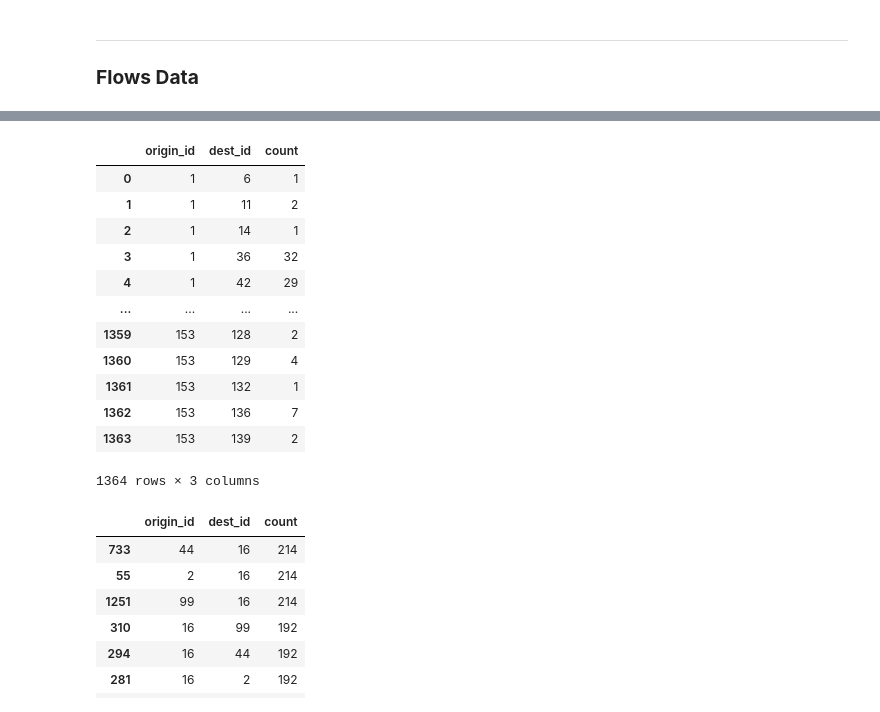
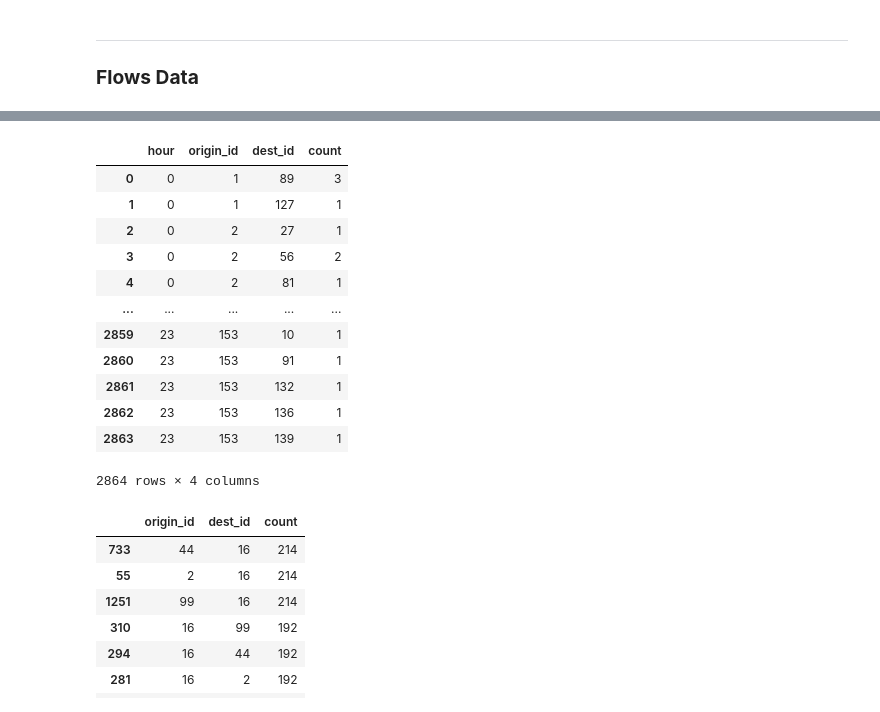
Before and after one commit to morgan1461/transportation-planning, a Jupyter notebook: on_demand_pairs.ipynb, the cells around one changed output, grey strips where cells are left out. Saved outputs shown, nothing was run; the diff lists cells and outputs as text; code cells hidden in the pictures.

Commit message:
Clean dataset for OD pairs to include hour for the flowmap viz. Create plan for route_id

```diff
--- a/on_demand_pairs.ipynb
+++ b/on_demand_pairs.ipynb
@@ -72,6 +72,19 @@ None
 # %%
 # parse down to necessary cols
 df = df[['Day', 'Day of Week', 'Start Time', 'Pickup Stop', 'Pickup Location', 'Dropoff Stop', 'Dropoff Location', 'State']]
+df['trip_datetime'] = pd.to_datetime(
+    df['Start Time'],
+    format='%Y-%m-%d %I:%M:%S %p',
+    errors='raise',
+)
+df['service_date'] = df['trip_datetime'].dt.date
+df['hour'] = df['trip_datetime'].dt.hour
+df['time_period'] = pd.cut(
+    df['hour'],
+    bins=[0, 6, 10, 15, 19, 24],
+    labels=['Overnight', 'AM peak', 'Midday', 'PM peak', 'Evening'],
+    right=False,
+)
 print(df.shape)
 df.head(3)
 # %% [output]
@@ -262,28 +255,62 @@ id_completed_df
 # %%
 # Aggregate completed trips and verify no trip counts were lost
 origin_dest_counts = (
     id_completed_df.groupby(['origin_id', 'dest_id'])
     .size()
     .reset_index(name='count')
  )
 
 assert origin_dest_counts['count'].sum() == len(completed_df)
 
-origin_dest_counts
+# Preserve date and hour so flows can be subset by time later
+temporal_flows = (
+    id_completed_df.groupby(
+        ['service_date', 'hour', 'time_period', 'origin_id', 'dest_id'],
+        as_index=False,
+        observed=True,
+    )
+    .size()
+    .rename(columns={'size': 'count'})
+)
+
+assert temporal_flows['count'].sum() == len(completed_df)
+
+# Combine the same hour across dates while retaining each origin-destination pair
+hour_of_day_flows = (
+    id_completed_df.groupby(['hour', 'origin_id', 'dest_id'], as_index=False)
+    .size()
+    .rename(columns={'size': 'count'})
+)
+
+hourly_demand_profile = hour_of_day_flows.copy()
+hourly_demand_totals = (
+    hourly_demand_profile.groupby('hour')['count']
+    .sum()
+    .reindex(range(24), fill_value=0)
+    .rename_axis('hour')
+    .reset_index(name='count')
+)
+
+assert {'hour', 'origin_id', 'dest_id', 'count'} <= set(hourly_demand_profile.columns)
+assert hourly_demand_profile['count'].sum() == len(completed_df)
+assert len(hourly_demand_totals) == 24
+assert hourly_demand_totals['count'].sum() == len(completed_df)
+
+hourly_demand_profile
 # %% [output]
-|  | origin_id | dest_id | count |
-| 0 | 1 | 6 | 1 |
-| 1 | 1 | 11 | 2 |
-| 2 | 1 | 14 | 1 |
-| 3 | 1 | 36 | 32 |
-| 4 | 1 | 42 | 29 |
-| ... | ... | ... | ... |
-| 1359 | 153 | 128 | 2 |
-| 1360 | 153 | 129 | 4 |
-| 1361 | 153 | 132 | 1 |
-| 1362 | 153 | 136 | 7 |
-| 1363 | 153 | 139 | 2 |
+|  | hour | origin_id | dest_id | count |
+| 0 | 0 | 1 | 89 | 3 |
+| 1 | 0 | 1 | 127 | 1 |
+| 2 | 0 | 2 | 27 | 1 |
+| 3 | 0 | 2 | 56 | 2 |
+| 4 | 0 | 2 | 81 | 1 |
+| ... | ... | ... | ... | ... |
+| 2859 | 23 | 153 | 10 | 1 |
+| 2860 | 23 | 153 | 91 | 1 |
+| 2861 | 23 | 153 | 132 | 1 |
+| 2862 | 23 | 153 | 136 | 1 |
+| 2863 | 23 | 153 | 139 | 1 |
-1364 rows × 3 columns
+2864 rows × 4 columns
 # %%
 # display top 10 origin-destination pairs by count
 origin_dest_counts.sort_values(by='count', ascending=False).head(25)
```
Also changed, not shown: parts of 8 cells of this notebook, 1 other file.
